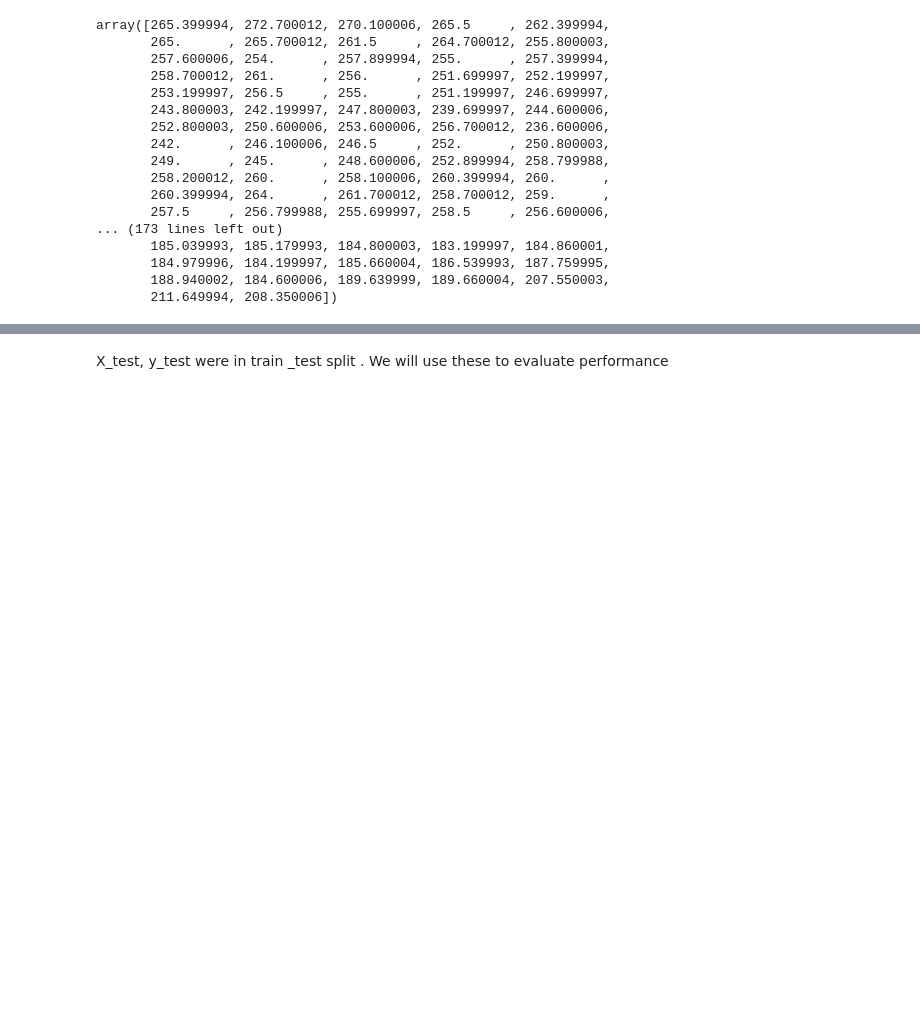
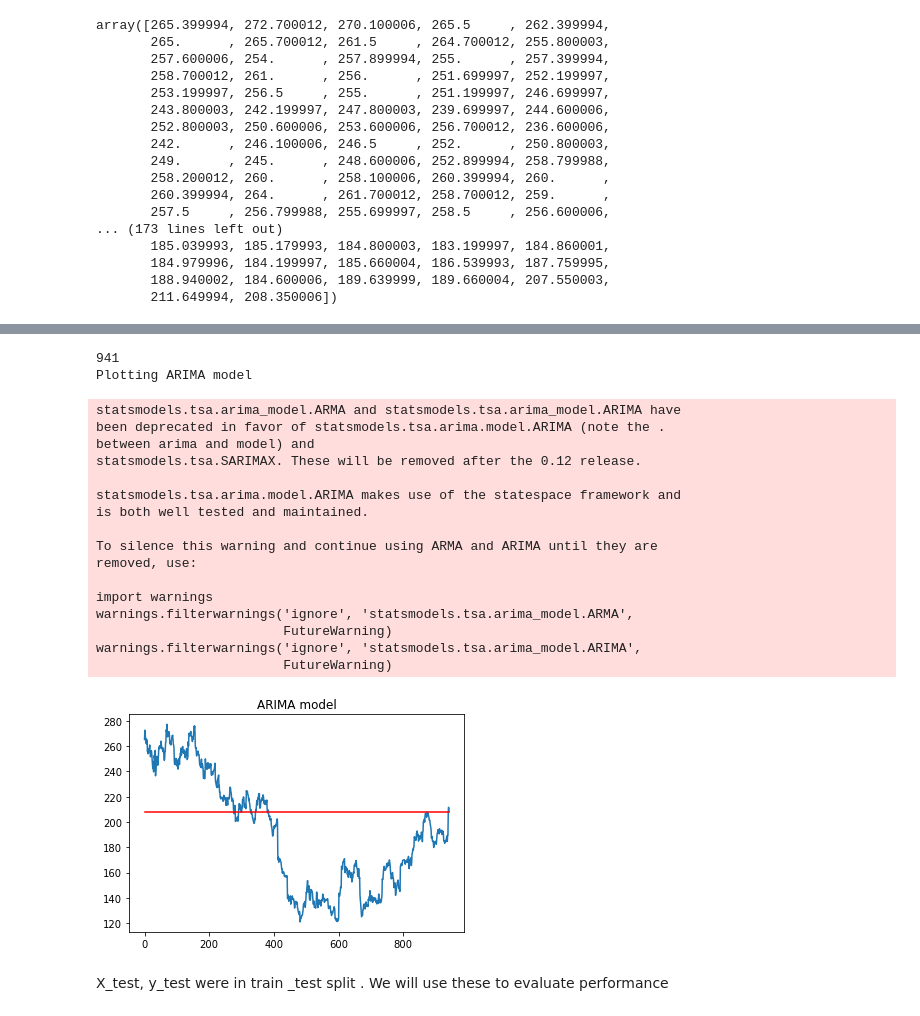
Before and after one commit to PhanindraPanthagani/TimeSeries_and_Databases, a Jupyter notebook: TimeSeries_Jupyternotebooks/ARIMA.ipynb, the cells around one changed output, grey strips where cells are left out. Drawn from its saved outputs; the diff is of its cells as text; code cells hidden in the pictures; blank space fills up the shorter version.

```diff
--- a/TimeSeries_Jupyternotebooks/ARIMA.ipynb
+++ b/TimeSeries_Jupyternotebooks/ARIMA.ipynb
@@ -428,3 +532,38 @@ warnings.filterwarnings('ignore', 'statsmodels.tsa.arima_model.ARIMA',
+# %%
+# ARIMA from AUTO
+from statsmodels.tsa.arima_model import ARIMA as ARIMA_stats
+ARIMA_auto_refit= ARIMA_stats(y_train_nparray, order=(0,1,0))
+results_ARIMA_refit = ARIMA_auto_refit.fit()
+
+forecast_refit = results_ARIMA_refit.fittedvalues
+
+predicted_values_refit = calculate_predicted_df(forecast_refit,y_train)
+
+plt.plot(y_train_nparray)
+plt.plot(predicted_values_refit, color='red')
+#RSS_ARIMA = sum((results_ARIMA.fittedvalues - y_train_nparray)**2)
+plt.title("ARIMA model")
+print('Plotting ARIMA model')
+# %% [output]
+941
+Plotting ARIMA model
+statsmodels.tsa.arima_model.ARMA and statsmodels.tsa.arima_model.ARIMA have
+been deprecated in favor of statsmodels.tsa.arima.model.ARIMA (note the .
+between arima and model) and
+statsmodels.tsa.SARIMAX. These will be removed after the 0.12 release.
+
+statsmodels.tsa.arima.model.ARIMA makes use of the statespace framework and
+is both well tested and maintained.
+
+To silence this warning and continue using ARMA and ARIMA until they are
+removed, use:
+
+import warnings
+warnings.filterwarnings('ignore', 'statsmodels.tsa.arima_model.ARMA',
+                        FutureWarning)
+warnings.filterwarnings('ignore', 'statsmodels.tsa.arima_model.ARIMA',
+                        FutureWarning)
+[figure, added]
 # %% [markdown]
 X_test, y_test were in train _test split . We will use these to evaluate performance
 # %% [markdown]
```
Also changed, not shown: parts of 18 cells of this notebook, 13 other files.
